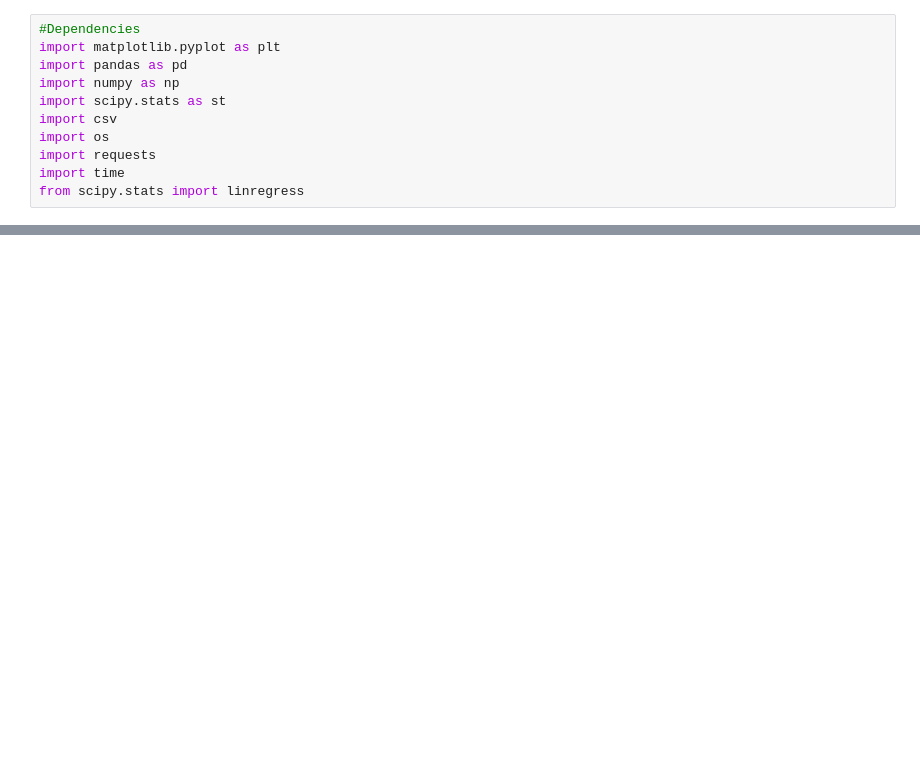
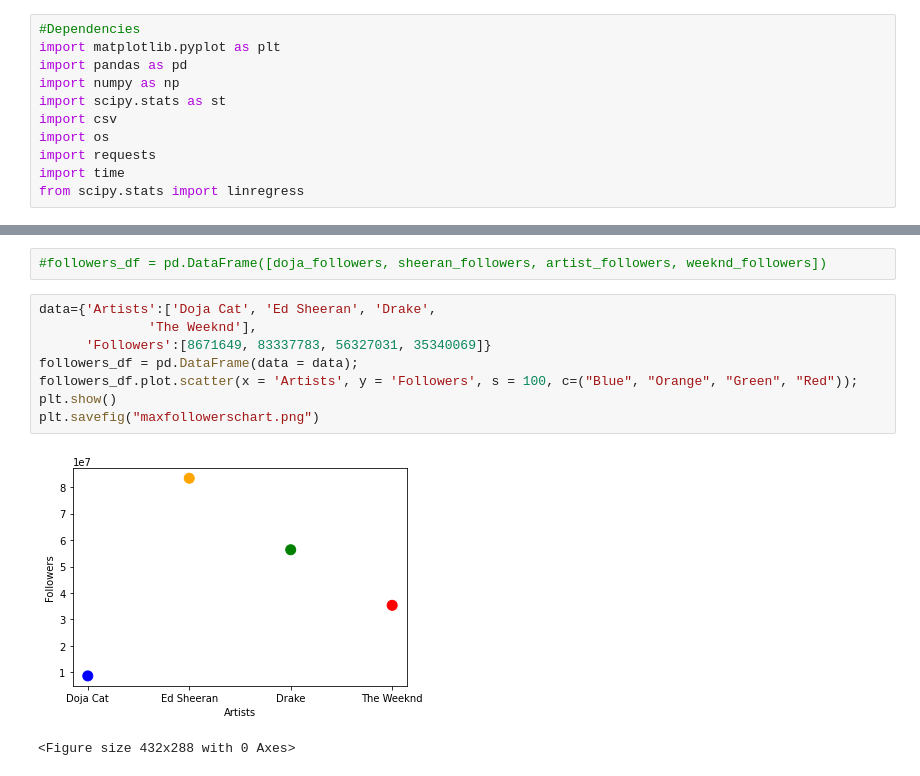
Before and after one commit to AoSxOrca/Project-1, a Jupyter notebook: PythonProjectOne.ipynb, the cells around one changed output, grey strips where cells are left out. Saved outputs shown, nothing was run; the diff lists cells and outputs as text; blank space fills up the shorter version.

Commit message:
Added comments, scatterplot, new horizontal bar, made figures more correct

```diff
--- a/PythonProjectOne.ipynb
+++ b/PythonProjectOne.ipynb
@@ -185,0 +198,13 @@ plt.show()
+# %%
+#followers_df = pd.DataFrame([doja_followers, sheeran_followers, artist_followers, weeknd_followers])
+# %%
+data={'Artists':['Doja Cat', 'Ed Sheeran', 'Drake',
+              'The Weeknd'],
+      'Followers':[8671649, 83337783, 56327031, 35340069]}
+followers_df = pd.DataFrame(data = data);
+followers_df.plot.scatter(x = 'Artists', y = 'Followers', s = 100, c=("Blue", "Orange", "Green", "Red"));
+plt.show()
+plt.savefig("maxfollowerschart.png")
+# %% [output]
+[figure, added]
+<Figure size 432x288 with 0 Axes>
```
Also changed, not shown: parts of 38 cells of this notebook, 5 other files.
